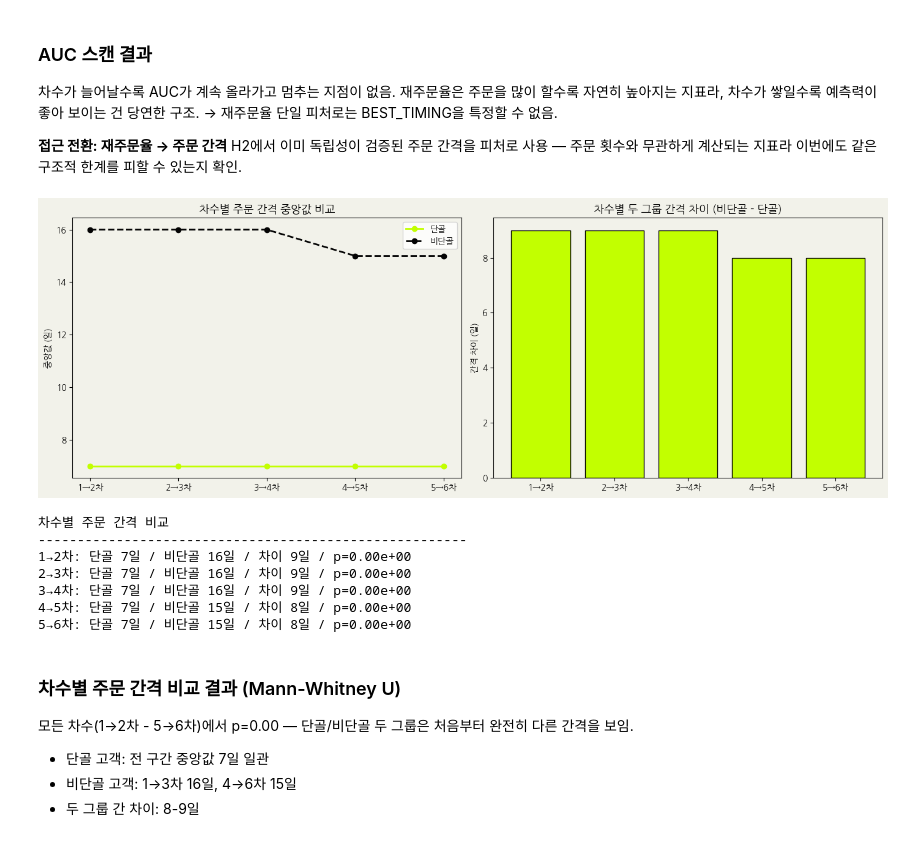
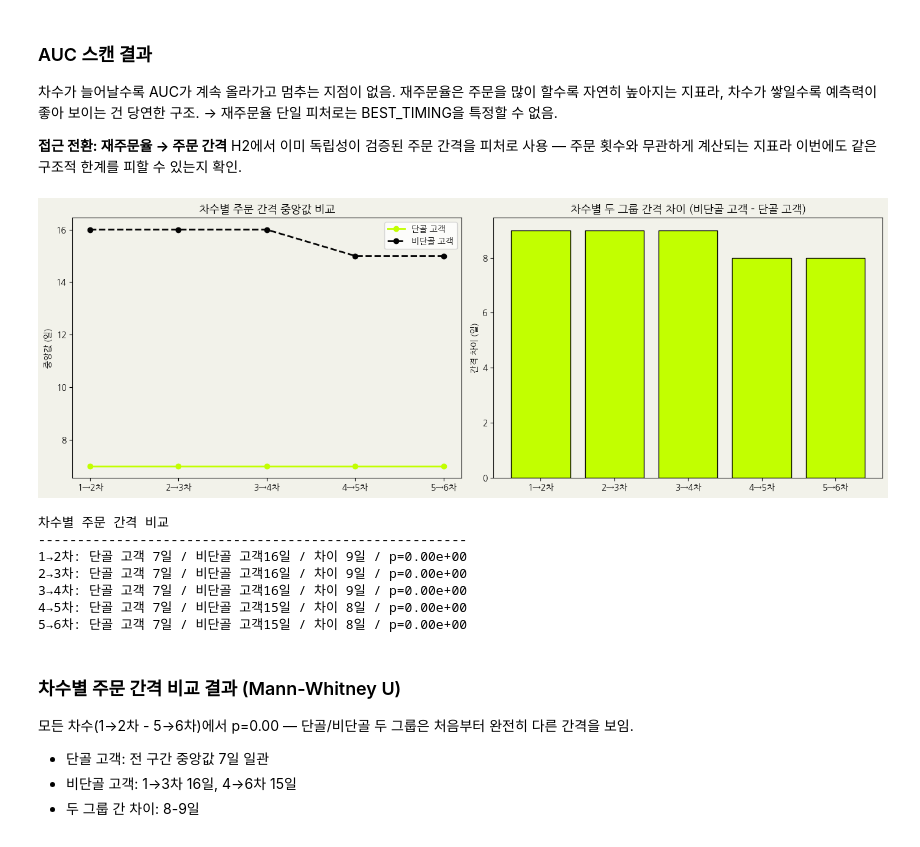
Before and after one commit to Wijonghyeok/jonghyeok, a Jupyter notebook: p1_instacart_retention_timing_final.ipynb, the cells around one changed output. Cells and saved outputs as stored; diff of their text form; code cells hidden in the pictures.

```diff
--- a/p1_instacart_retention_timing_final.ipynb
+++ b/p1_instacart_retention_timing_final.ipynb
@@ -357,22 +357,31 @@ Kneedle이 찾는 임계점은 **16회**로 일관.
 # %%
 # 이탈 위험률 — user_stats.total_orders 기반 (생존자 편향 없음)
 hazard_rows = []
-for n in range(4, 51):  # 데이터셋 최소 4회부터
-    at_risk = (user_stats['total_orders'] >= n).sum()   # N차까지 온 고객
-    stopped = (user_stats['total_orders'] == n).sum()   # N차에서 멈춘 고객
+for n in range(4, 51):
+    at_risk = (user_stats['total_orders'] >= n).sum()
+    stopped = (user_stats['total_orders'] == n).sum()
     if at_risk > 0:
-        hazard_rows.append({
-            'order': n,
-            'hazard_rate': stopped / at_risk  # 이 차수에서 이탈할 확률
-        })
+        hazard_rows.append({'order': n, 'hazard_rate': stopped / at_risk})
 
 hazard_df = pd.DataFrame(hazard_rows)
 
-# Kneedle — 이탈률이 빠르게 감소하다 안정되는 지점
 knee_hazard = KneeLocator(
     hazard_df['order'], hazard_df['hazard_rate'],
     curve='convex', direction='decreasing', S=1.0
 )
 print(f"이탈 위험률 기준 임계점: {knee_hazard.knee}회")
+
+fig, ax = plt.subplots(figsize=(12, 5))
+ax.plot(hazard_df['order'], hazard_df['hazard_rate'], color=COLORS[0], linewidth=2)
+ax.axvline(knee_hazard.knee, color='red', linestyle='--',
+           label=f'Kneedle: {knee_hazard.knee}회')
+ax.set_title('주문 차수별 이탈 위험률 + Kneedle 임계점')
+ax.set_xlabel('주문 차수')
+ax.set_ylabel('이탈 위험률')
+ax.legend()
+ax.grid(alpha=0.3)
+plt.tight_layout()
+plt.savefig('h1_hazard.png', dpi=150, bbox_inches='tight')
+plt.show()
 # %% [output]
 이탈 위험률 기준 임계점: 19회
@@ -674,46 +684,46 @@ fig.patch.set_facecolor('#F2F2EA')
 ax1 = axes[0]
 ax1.set_facecolor('#F2F2EA')
 ax1.plot(res_df['order'], res_df['long_median'],
-         color='#C2FF00', linewidth=2, marker='o', markersize=6, label='단골')
+         color='#C2FF00', linewidth=2, marker='o', markersize=6, label='단골 고객')
 ax1.plot(res_df['order'], res_df['short_median'],
-         color='#030303', linewidth=2, marker='o', markersize=6, label='비단골', linestyle='--')
+         color='#030303', linewidth=2, marker='o', markersize=6, label='비단골 고객', linestyle='--')
 ax1.set_title('차수별 주문 간격 중앙값 비교', color='#030303', fontsize=13)
 ax1.set_ylabel('중앙값 (일)', color='#030303')
 ax1.legend()
 for spine in ax1.spines.values():
     spine.set_edgecolor('#030303')
 ax1.tick_params(colors='#030303')
 
 # 우: 차수별 간격 차이 (비단골 - 단골)
 ax2 = axes[1]
 ax2.set_facecolor('#F2F2EA')
 ax2.bar(res_df['order'], res_df['gap'],
         color='#C2FF00', edgecolor='#030303', linewidth=1)
-ax2.set_title('차수별 두 그룹 간격 차이 (비단골 - 단골)', color='#030303', fontsize=13)
+ax2.set_title('차수별 두 그룹 간격 차이 (비단골 고객 - 단골 고객)', color='#030303', fontsize=13)
 ax2.set_ylabel('간격 차이 (일)', color='#030303')
 for spine in ax2.spines.values():
     spine.set_edgecolor('#030303')
 ax2.tick_params(colors='#030303')
 
 plt.tight_layout()
 plt.show()
 
 # 수치 출력
 print("\n차수별 주문 간격 비교")
 print("-" * 55)
 for r in results:
-    print(f"{r['order']}: 단골 {r['long_median']:.0f}일 / "
-          f"비단골 {r['short_median']:.0f}일 / "
+    print(f"{r['order']}: 단골 고객 {r['long_median']:.0f}일 / "
+          f"비단골 고객{r['short_median']:.0f}일 / "
           f"차이 {r['gap']:.0f}일 / p={r['p']:.2e}")
 # %% [output]
-[figure, old version]
+[figure, new version]
 차수별 주문 간격 비교
 -------------------------------------------------------
-1→2차: 단골 7일 / 비단골 16일 / 차이 9일 / p=0.00e+00
-2→3차: 단골 7일 / 비단골 16일 / 차이 9일 / p=0.00e+00
-3→4차: 단골 7일 / 비단골 16일 / 차이 9일 / p=0.00e+00
-4→5차: 단골 7일 / 비단골 15일 / 차이 8일 / p=0.00e+00
-5→6차: 단골 7일 / 비단골 15일 / 차이 8일 / p=0.00e+00
+1→2차: 단골 고객 7일 / 비단골 고객16일 / 차이 9일 / p=0.00e+00
+2→3차: 단골 고객 7일 / 비단골 고객16일 / 차이 9일 / p=0.00e+00
+3→4차: 단골 고객 7일 / 비단골 고객16일 / 차이 9일 / p=0.00e+00
+4→5차: 단골 고객 7일 / 비단골 고객15일 / 차이 8일 / p=0.00e+00
+5→6차: 단골 고객 7일 / 비단골 고객15일 / 차이 8일 / p=0.00e+00
 # %% [markdown]
 ### 차수별 주문 간격 비교 결과 (Mann-Whitney U)
 
```
Also changed, not shown: parts of 15 cells of this notebook.
